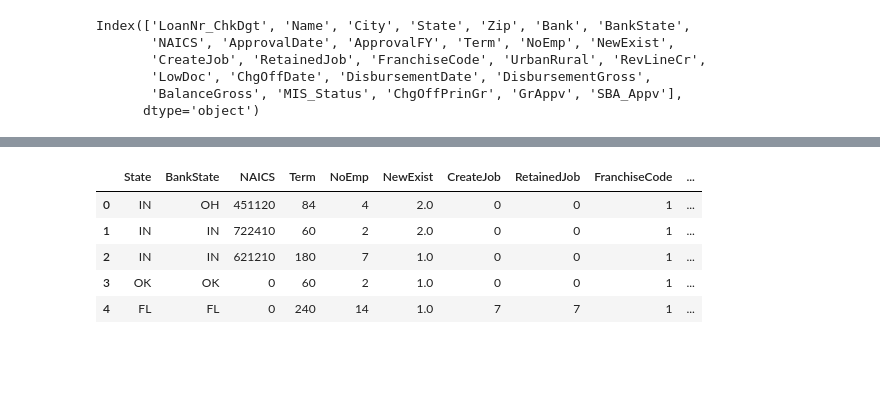
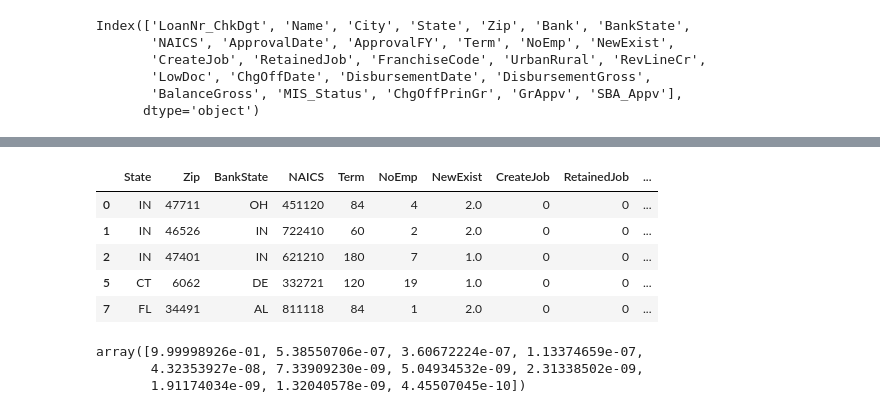
Before and after one commit to Memory77/brief_classif_sba, a Jupyter notebook: nettoyage_deb.ipynb, the cells around one changed output, grey strips where cells are left out. Saved outputs shown, nothing was run; the diff lists cells and outputs as text; code cells hidden in the pictures; blank space fills up the shorter version.

```diff
--- a/nettoyage_deb.ipynb
+++ b/nettoyage_deb.ipynb
@@ -222,0 +260,5 @@ Name: count, dtype: int64
+# %%
+#enlever les lignes ou le naics est à 0
+df2 = df2[df2['NAICS'] != 0]
+
+df2 = df2[df2['NewExist'] != 0]
@@ -222,0 +310,5 @@ Name: count, dtype: int64
+# %%
+valeur_enlever = ['`', ',', '1', 'C', '2', 'R', '7', 'A', '-', 'Q']
+
+for col in valeur_enlever:
+    df2 = df2[df2['RevLineCr'] != col]
@@ -222,0 +324,4 @@ Name: count, dtype: int64
+# %%
+import numpy as np
+df2['RevLineCr'] = df2['RevLineCr'].replace('T', np.nan)
+df2['RevLineCr'] = df2['RevLineCr'].replace('0', np.nan)
@@ -222,0 +345,5 @@ Name: count, dtype: int64
+# %%
+valeur_enlever = ['C', '1', 'S', 'R', 'A', '0']
+
+for col in valeur_enlever:
+    df2 = df2[df2['LowDoc'] != col]
@@ -223,13 +463,12 @@ Name: count, dtype: int64
 # %%
-df2 = df.copy()
+df4 = df2.copy()
+df4['MIS_Status'] = df4['MIS_Status'].replace({'P I F': 1, 'CHGOFF': 0})
 
-df2['MIS_Status'] = df2['MIS_Status'].replace({'P I F': 1, 'CHGOFF': 0})
-
-df2.head()
+df4.head()
 # %% [output]
-|  | State | BankState | NAICS | Term | NoEmp | NewExist | CreateJob | RetainedJob | FranchiseCode | ... |
-| 0 | IN | OH | 451120 | 84 | 4 | 2.0 | 0 | 0 | 1 | ... |
-| 1 | IN | IN | 722410 | 60 | 2 | 2.0 | 0 | 0 | 1 | ... |
-| 2 | IN | IN | 621210 | 180 | 7 | 1.0 | 0 | 0 | 1 | ... |
-| 3 | OK | OK | 0 | 60 | 2 | 1.0 | 0 | 0 | 1 | ... |
-| 4 | FL | FL | 0 | 240 | 14 | 1.0 | 7 | 7 | 1 | ... |
+|  | State | Zip | BankState | NAICS | Term | NoEmp | NewExist | CreateJob | RetainedJob | ... |
+| 0 | IN | 47711 | OH | 451120 | 84 | 4 | 2.0 | 0 | 0 | ... |
+| 1 | IN | 46526 | IN | 722410 | 60 | 2 | 2.0 | 0 | 0 | ... |
+| 2 | IN | 47401 | IN | 621210 | 180 | 7 | 1.0 | 0 | 0 | ... |
+| 5 | CT | 6062 | DE | 332721 | 120 | 19 | 1.0 | 0 | 0 | ... |
+| 7 | FL | 34491 | AL | 811118 | 84 | 1 | 2.0 | 0 | 0 | ... |
@@ -235,0 +491,14 @@ df2.head()
+# %%
+from sklearn.decomposition import PCA
+
+#Créer un objet de type PCA
+
+pca = PCA()
+pca.fit(X_scaled)
+
+#obtenir le pourcentage de variance expliqué, ca donne le ranking de nos colonnes
+pca.explained_variance_ratio_
+# %% [output]
+array([9.99998926e-01, 5.38550706e-07, 3.60672224e-07, 1.13374659e-07,
+       4.32353927e-08, 7.33909230e-09, 5.04934532e-09, 2.31338502e-09,
+       1.91174034e-09, 1.32040578e-09, 4.45507045e-10])
```
Also changed, not shown: parts of 47 cells of this notebook, 6 other files.
